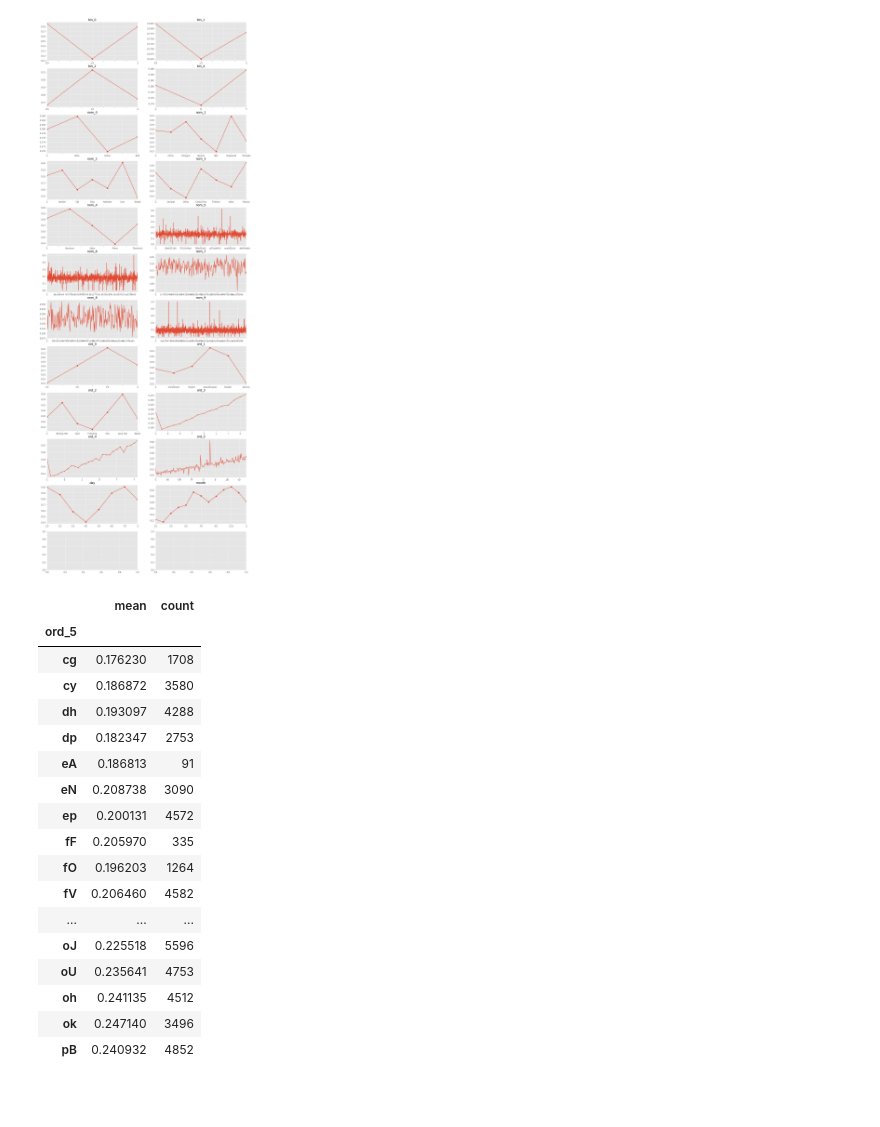
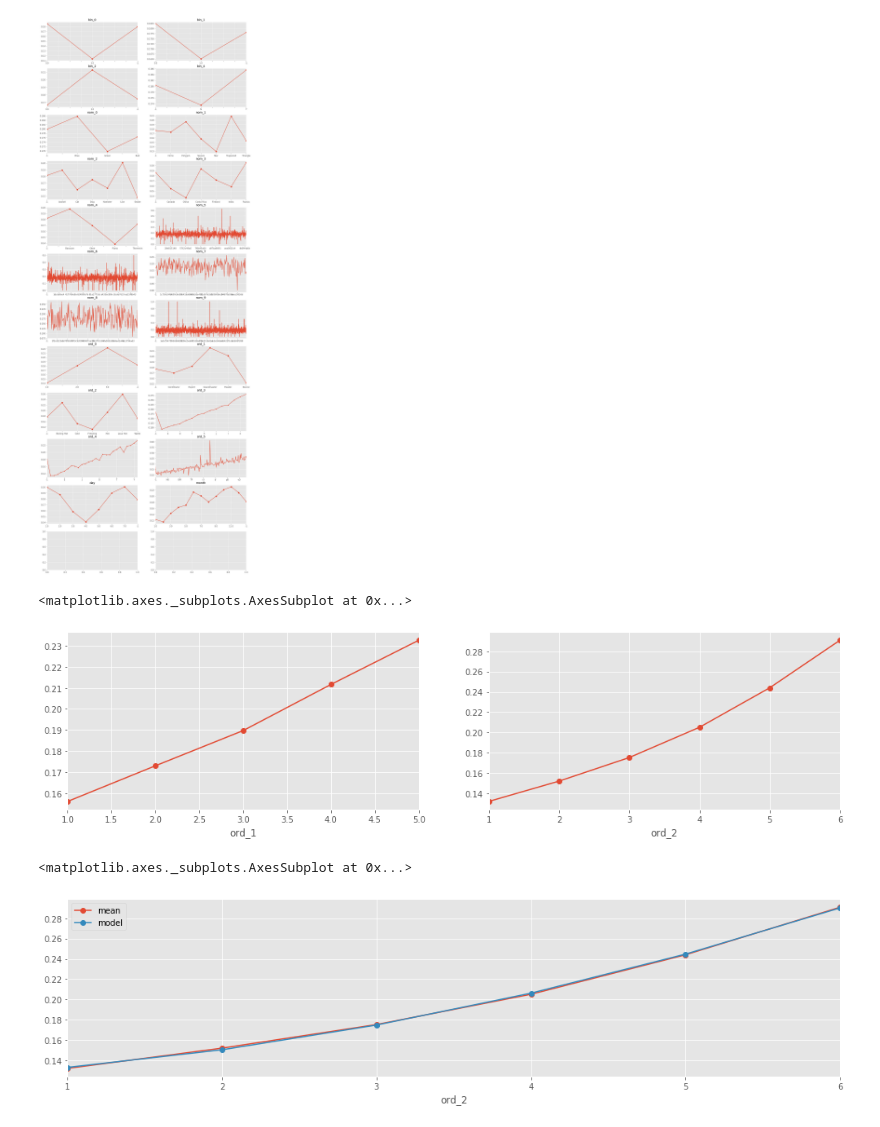
Before and after one commit to viktorsapozhok/cafeen, a Jupyter notebook: notebooks/1_eda.ipynb, the cells around one changed output. Cells and saved outputs as stored; diff of their text form; code cells hidden in the pictures; blank space fills up the shorter version.

```diff
--- a/notebooks/1_eda.ipynb
+++ b/notebooks/1_eda.ipynb
@@ -210,24 +210,16 @@ for i in range(len(features)):
     ax[j, k].set_xlabel('')
 # %% [output]
 [figure]
-# %%
-train.groupby('ord_5')['target'].agg(['mean', 'count']).iloc[100:150]
-# %% [output]
-|  | mean | count |
-| ord_5 |  |  |
-| cg | 0.176230 | 1708 |
-| cy | 0.186872 | 3580 |
-| dh | 0.193097 | 4288 |
-| dp | 0.182347 | 2753 |
-| eA | 0.186813 | 91 |
-| eN | 0.208738 | 3090 |
-| ep | 0.200131 | 4572 |
-| fF | 0.205970 | 335 |
-| fO | 0.196203 | 1264 |
-| fV | 0.206460 | 4582 |
-| ... | ... | ... |
-| oJ | 0.225518 | 5596 |
-| oU | 0.235641 | 4753 |
-| oh | 0.241135 | 4512 |
-| ok | 0.247140 | 3496 |
-| pB | 0.240932 | 4852 |
+# %%
+train['ord_1'] = train['ord_1'].map({
+    'Novice': 1, 'Contributor': 2, 'Expert': 3, 'Master': 4, 'Grandmaster': 5})
+train['ord_2'] = train['ord_2'].map({
+    'Freezing': 1, 'Cold': 2, 'Warm': 3, 'Hot': 4, 'Boiling Hot': 5, 'Lava Hot': 6})
+
+fig, ax = plt.subplots(1, 2, figsize=(17,4))
+
+train.groupby('ord_1')['target'].mean().plot(ax=ax[0], marker='o')
+train.groupby('ord_2')['target'].mean().plot(ax=ax[1], marker='o')
+# %% [output]
+<matplotlib.axes._subplots.AxesSubplot at 0x...>
+[figure, added]
@@ -233,0 +228,16 @@ train.groupby('ord_5')['target'].agg(['mean', 'count']).iloc[100:150]
+# %%
+encoding = train.groupby('ord_2')['target'].agg(['mean', 'count'])
+y = encoding['mean']
+X = pd.DataFrame()
+X['id'] = encoding.index
+X['id_2'] = encoding.index ** 2
+X = sm.add_constant(X)
+model = sm.OLS(y, X.values).fit()
+encoding['model'] = model.predict(X.values)
+
+fig, ax = plt.subplots(1, 1, figsize=(17,4))
+
+encoding[['mean', 'model']].plot(ax=ax, marker='o')
+# %% [output]
+<matplotlib.axes._subplots.AxesSubplot at 0x...>
+[figure, added]
```
Also changed, not shown: parts of 3 cells of this notebook, 2 other files.
